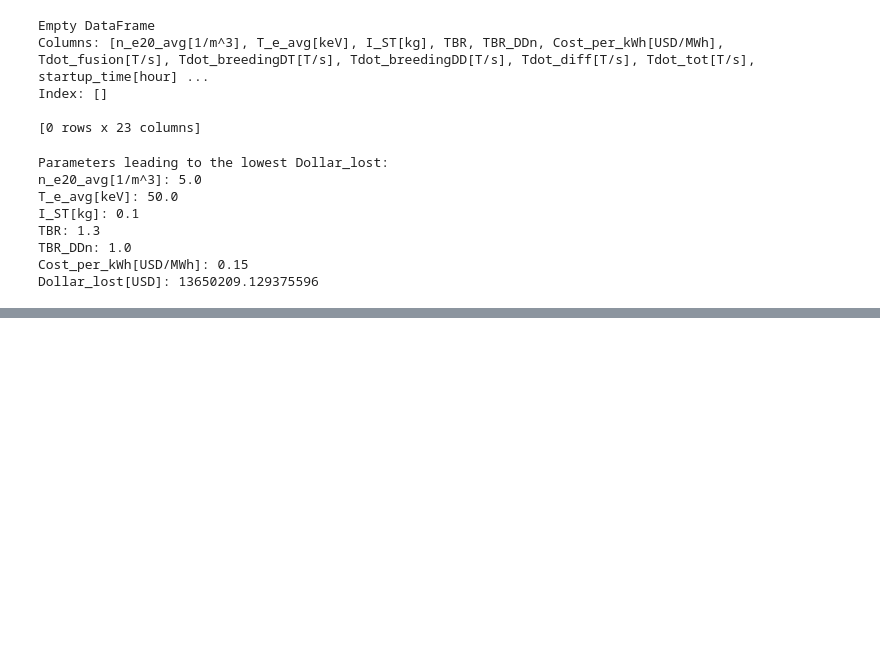
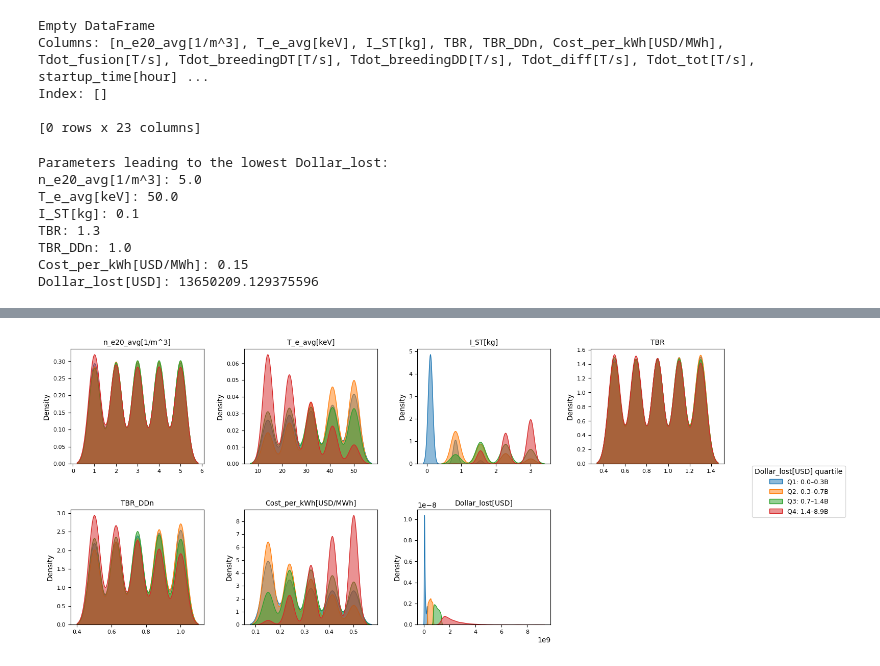
Before and after one commit to RemDelaporteMathurin/dd_startup, a Jupyter notebook: parametric_analysis.ipynb, the cells around one changed output, grey strips where cells are left out. Cells and saved outputs as stored; diff of their text form; code cells hidden in the pictures; blank space fills up the shorter version.

Commit message:
add KDE plot

```diff
--- a/parametric_analysis.ipynb
+++ b/parametric_analysis.ipynb
@@ -213,0 +196,72 @@ plt.show()
+# %%
+
+
+df = pd.read_csv("parametric_results.csv")
+
+cols = [
+    "n_e20_avg[1/m^3]",
+    "T_e_avg[keV]",
+    "I_ST[kg]",
+    "TBR",
+    "TBR_DDn",
+    "Cost_per_kWh[USD/MWh]",
+    "Dollar_lost[USD]"
+]
+df = df[cols]
+bin_edges = df["Dollar_lost[USD]"].quantile([0, 0.25, 0.5, 0.75, 1.0]).values
+bin_labels = [
+    f"Q1: {bin_edges[0]/1e9:.1f}–{bin_edges[1]/1e9:.1f}B",
+    f"Q2: {bin_edges[1]/1e9:.1f}–{bin_edges[2]/1e9:.1f}B",
+    f"Q3: {bin_edges[2]/1e9:.1f}–{bin_edges[3]/1e9:.1f}B",
+    f"Q4: {bin_edges[3]/1e9:.1f}–{bin_edges[4]/1e9:.1f}B"
+]
+
+df["Dollar_bin"] = pd.qcut(
+    df["Dollar_lost[USD]"],
+    q=4,
+    labels=bin_labels
+)
+
+ncols, nrows = 4, 2
+fig, axes = plt.subplots(nrows=nrows, ncols=ncols,
+                         figsize=(4*ncols, 3*nrows),
+                         sharey=False)
+
+axes = axes.flatten()
+
+# Plot each KDE on its own subplot
+for i, col in enumerate(cols):
+    ax = axes[i]
+    for bin_label in df["Dollar_bin"].cat.categories:
+        sns.kdeplot(
+            df.loc[df["Dollar_bin"] == bin_label, col].dropna(),
+            fill=True, alpha=0.5,
+            ax=ax, label=str(bin_label)
+        )
+    ax.set_title(col, fontsize=10)
+    ax.set_xlabel("")
+    ax.set_ylabel("Density")
+    ax.tick_params(labelsize=8)
+
+#  Turn off the last empty subplot
+axes[len(cols)].set_visible(False)
+
+handles, labels = axes[0].get_legend_handles_labels()
+fig.legend(handles, labels,
+           title="Dollar_lost[USD] quartile",
+           loc='center right',
+           fontsize=9, title_fontsize=10)
+
+# Adjust spacing
+plt.subplots_adjust(
+    left=0.05,   # space for y-labels
+    right=0.85,  # leave room for legend
+    top=0.95,
+    bottom=0.05,
+    wspace=0.3,
+    hspace=0.4
+)
+
+plt.show()
+# %% [output]
+[figure, added]
```
Also changed, not shown: parts of 2 cells of this notebook, 1 other file.
